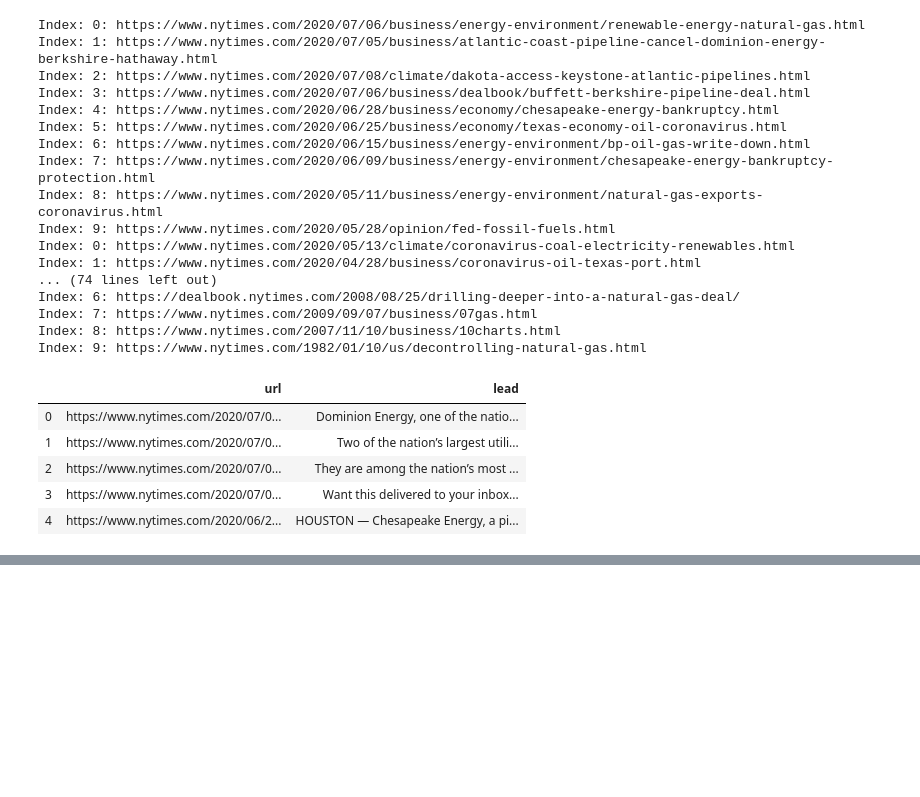
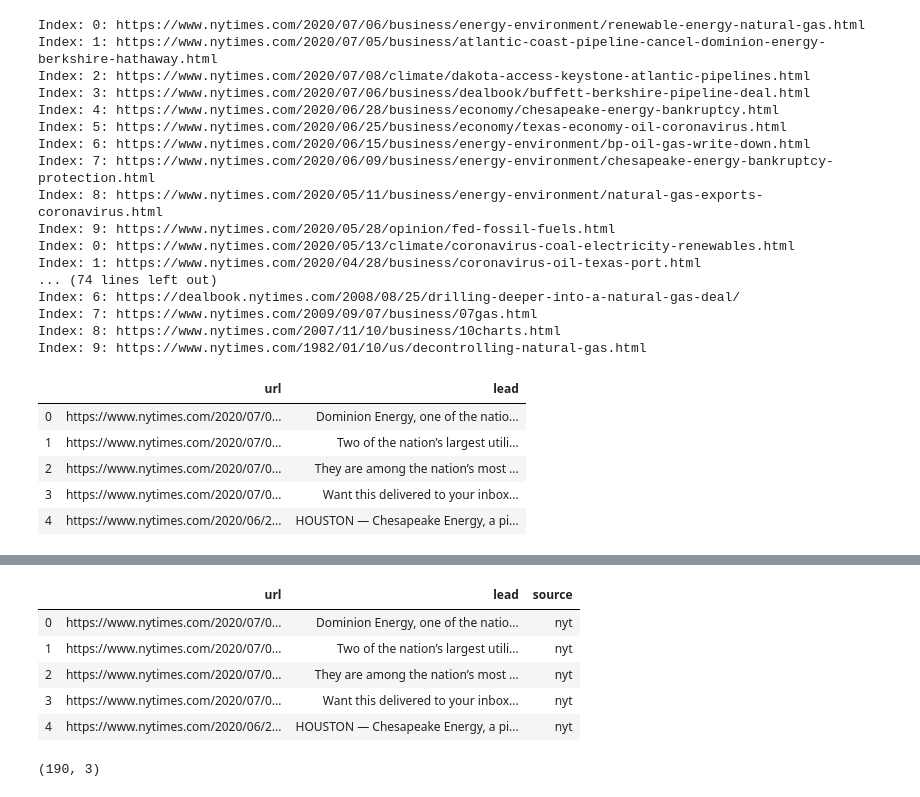
Before and after one commit to grantaguinaldo/nyt, a Jupyter notebook: nyt_api.ipynb, the cells around one changed output, grey strips where cells are left out. Saved outputs shown, nothing was run; the diff lists cells and outputs as text; code cells hidden in the pictures; blank space fills up the shorter version.

```diff
--- a/nyt_api.ipynb
+++ b/nyt_api.ipynb
@@ -50,0 +130,15 @@ df.head()
+# %%
+df_combined = pd.concat([df, df_news_api])
+# %%
+df_combined.head()
+# %% [output]
+|  | url | lead | source |
+| 0 | https://www.nytimes.com/2020/07/0... | Dominion Energy, one of the natio... | nyt |
+| 1 | https://www.nytimes.com/2020/07/0... | Two of the nation’s largest utili... | nyt |
+| 2 | https://www.nytimes.com/2020/07/0... | They are among the nation’s most ... | nyt |
+| 3 | https://www.nytimes.com/2020/07/0... | Want this delivered to your inbox... | nyt |
+| 4 | https://www.nytimes.com/2020/06/2... | HOUSTON — Chesapeake Energy, a pi... | nyt |
+# %%
+df_combined.shape
+# %% [output]
+(190, 3)
```
Also changed, not shown: parts of 11 cells of this notebook, 2 other files.
